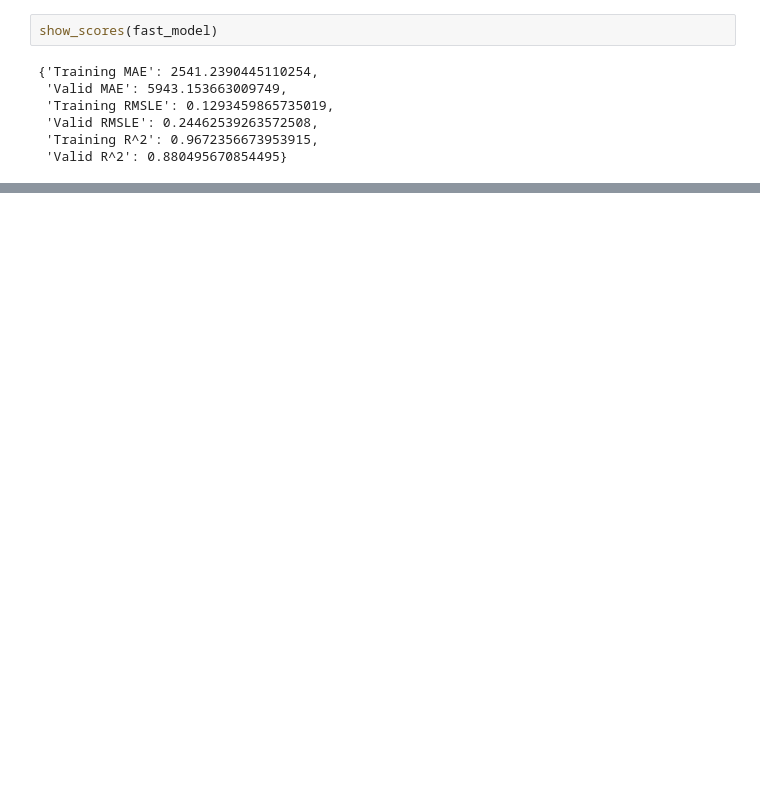
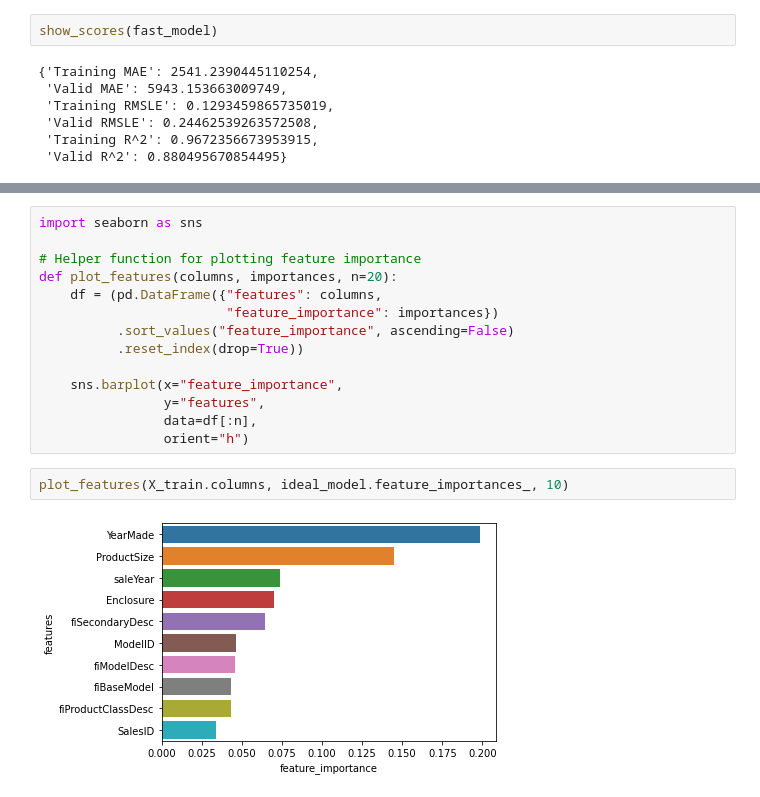
Before and after one commit to KyrylR/supervised-learning-regression, a Jupyter notebook: end-to-end-bulldozer-price-regression.ipynb, the cells around one changed output, grey strips where cells are left out. Saved outputs shown, nothing was run; the diff lists cells and outputs as text; blank space fills up the shorter version.

Commit message:
Make predictions on test data and find Feature Importance

```diff
--- a/end-to-end-bulldozer-price-regression.ipynb
+++ b/end-to-end-bulldozer-price-regression.ipynb
@@ -861,0 +1008,18 @@ show_scores(fast_model)
+# %%
+import seaborn as sns
+
+# Helper function for plotting feature importance
+def plot_features(columns, importances, n=20):
+    df = (pd.DataFrame({"features": columns,
+                        "feature_importance": importances})
+          .sort_values("feature_importance", ascending=False)
+          .reset_index(drop=True))
+
+    sns.barplot(x="feature_importance",
+                y="features",
+                data=df[:n],
+                orient="h")
+# %%
+plot_features(X_train.columns, ideal_model.feature_importances_, 10)
+# %% [output]
+[figure, added]
```
Also changed, not shown: parts of 19 cells of this notebook.
